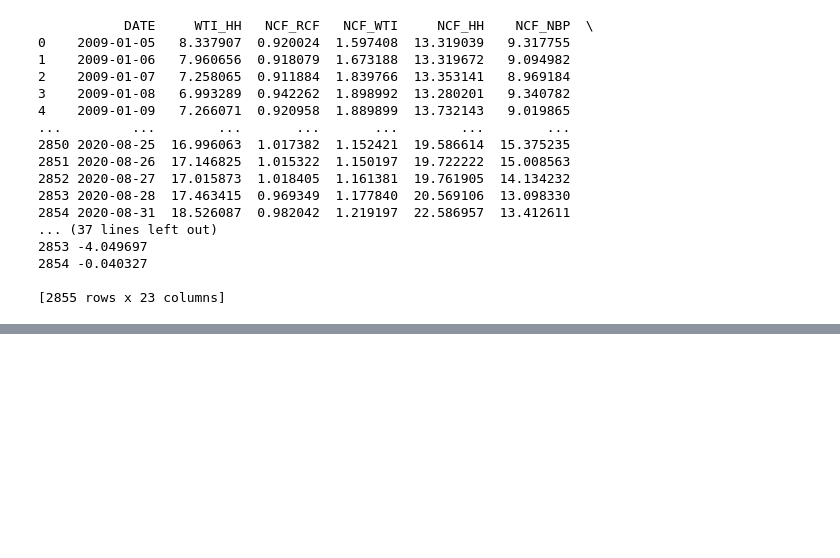
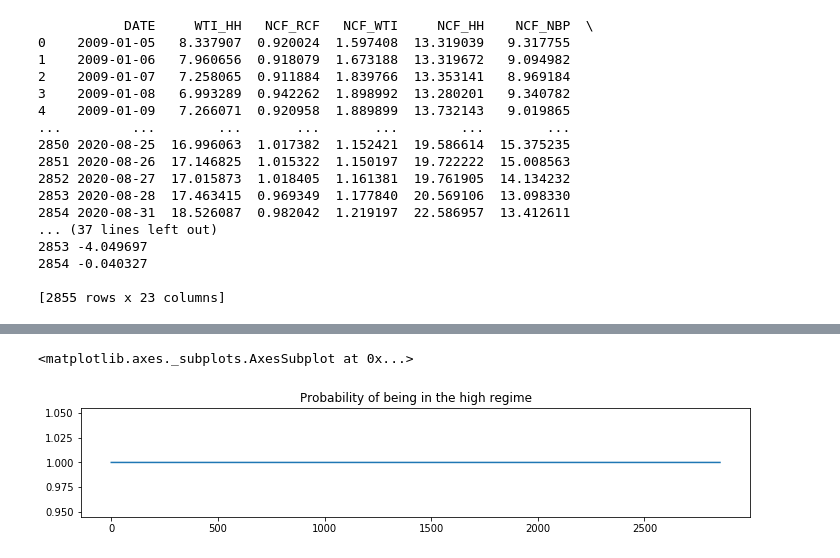
Before and after one commit to joe-ascroft/phd, a Jupyter notebook: jupyter code/metrics/markov-switching-ratios.ipynb, the cells around one changed output, grey strips where cells are left out. Saved outputs shown, nothing was run; the diff lists cells and outputs as text; code cells hidden in the pictures; blank space fills up the shorter version.

```diff
--- a/jupyter code/metrics/markov-switching-ratios.ipynb
+++ b/jupyter code/metrics/markov-switching-ratios.ipynb
@@ -103,0 +92,6 @@ Warnings: \newline
+# %%
+res_mod.filtered_marginal_probabilities[1].plot(
+    title='Probability of being in the high regime', figsize=(12,2))
+# %% [output]
+<matplotlib.axes._subplots.AxesSubplot at 0x...>
+[figure, added]
```
Also changed, not shown: parts of 2 cells of this notebook, 5 other files.
